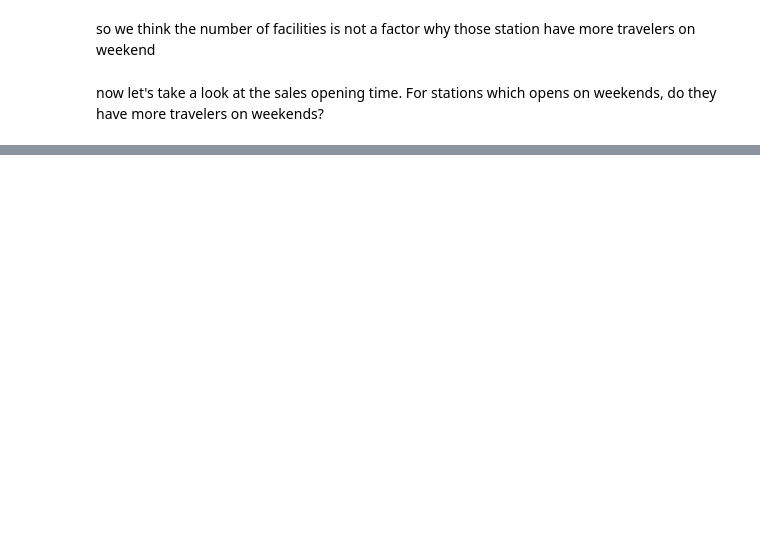
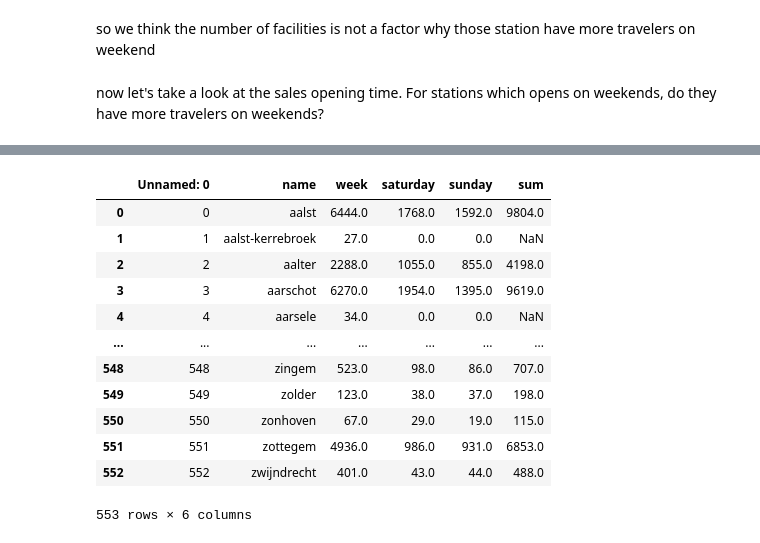
Before and after one commit to Seoyangsam/ACRM, a Jupyter notebook: src/Q21.ipynb, the cells around one changed output, grey strips where cells are left out. Cells and saved outputs as stored; diff of their text form; code cells hidden in the pictures; blank space fills up the shorter version.

```diff
--- a/src/Q21.ipynb
+++ b/src/Q21.ipynb
@@ -107,3 +213,17 @@ from data_processing import data
 # %%
-data.travelers
+travelers
+# %% [output]
+|  | Unnamed: 0 | name | week | saturday | sunday | sum |
+| 0 | 0 | aalst | 6444.0 | 1768.0 | 1592.0 | 9804.0 |
+| 1 | 1 | aalst-kerrebroek | 27.0 | 0.0 | 0.0 | NaN |
+| 2 | 2 | aalter | 2288.0 | 1055.0 | 855.0 | 4198.0 |
+| 3 | 3 | aarschot | 6270.0 | 1954.0 | 1395.0 | 9619.0 |
+| 4 | 4 | aarsele | 34.0 | 0.0 | 0.0 | NaN |
+| ... | ... | ... | ... | ... | ... | ... |
+| 548 | 548 | zingem | 523.0 | 98.0 | 86.0 | 707.0 |
+| 549 | 549 | zolder | 123.0 | 38.0 | 37.0 | 198.0 |
+| 550 | 550 | zonhoven | 67.0 | 29.0 | 19.0 | 115.0 |
+| 551 | 551 | zottegem | 4936.0 | 986.0 | 931.0 | 6853.0 |
+| 552 | 552 | zwijndrecht | 401.0 | 43.0 | 44.0 | 488.0 |
+553 rows × 6 columns
 # %%
```
Also changed, not shown: parts of 26 cells of this notebook, 1 other file.
